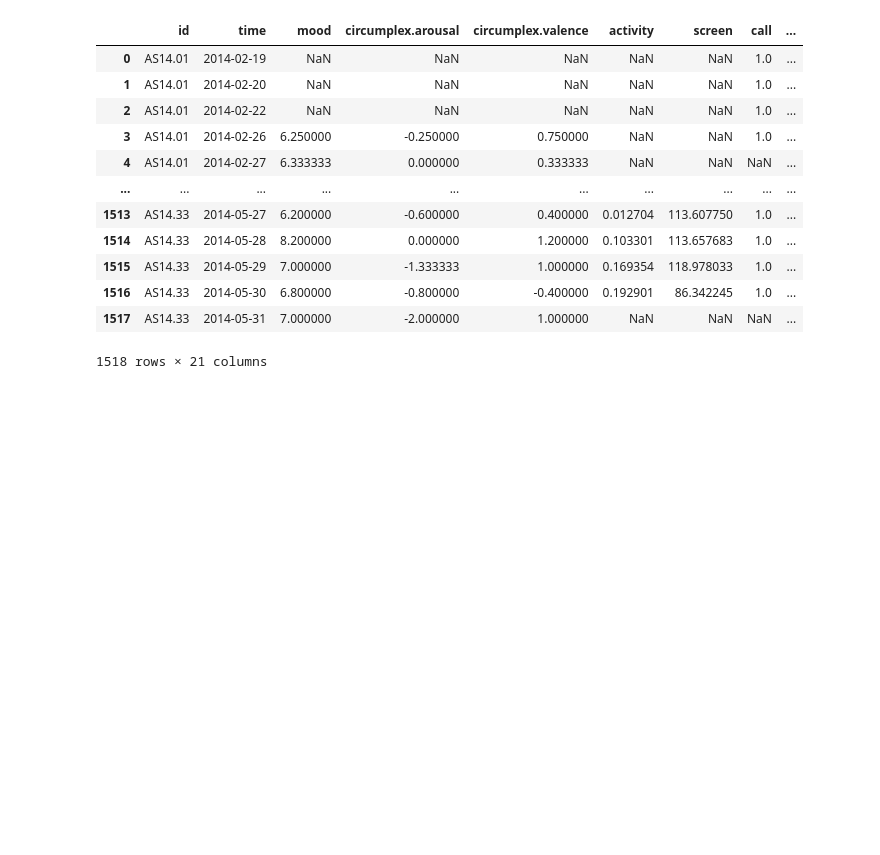
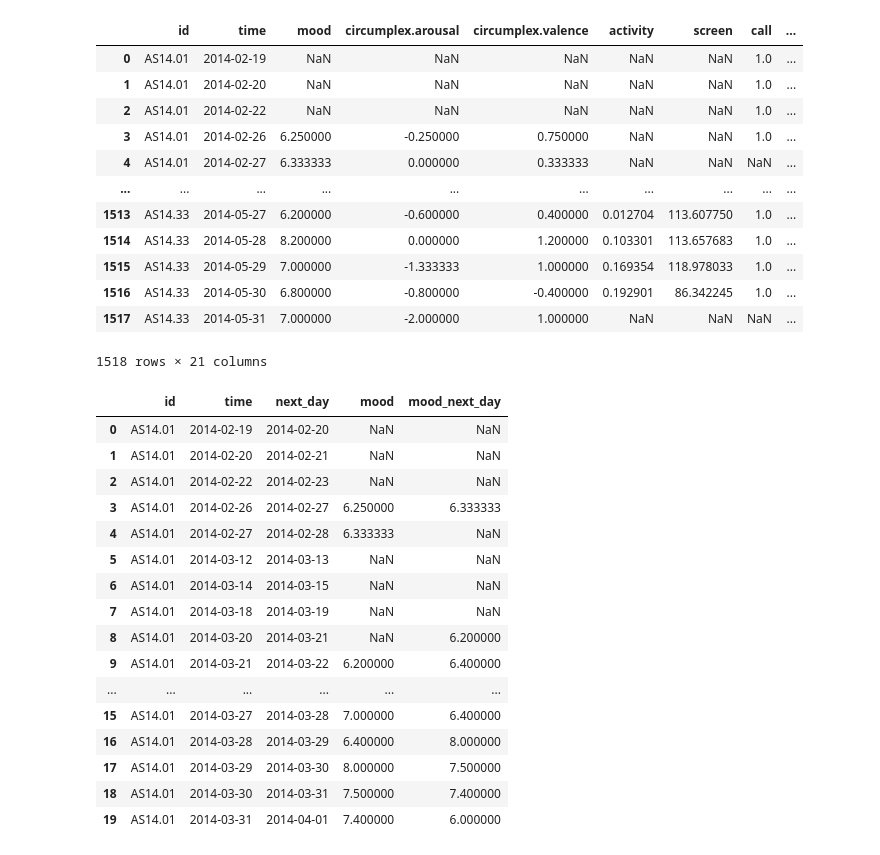
Before and after one commit to susymaijer/DMT, a Jupyter notebook: DM.ipynb, the cells around one changed output. Drawn from its saved outputs; the diff is of its cells as text; code cells hidden in the pictures; blank space fills up the shorter version.

```diff
--- a/DM.ipynb
+++ b/DM.ipynb
@@ -684,0 +675,20 @@ df_new
+# %%
+df_new[['id', 'time', 'next_day', 'mood', 'mood_next_day']].head(20)
+# %% [output]
+|  | id | time | next_day | mood | mood_next_day |
+| 0 | AS14.01 | 2014-02-19 | 2014-02-20 | NaN | NaN |
+| 1 | AS14.01 | 2014-02-20 | 2014-02-21 | NaN | NaN |
+| 2 | AS14.01 | 2014-02-22 | 2014-02-23 | NaN | NaN |
+| 3 | AS14.01 | 2014-02-26 | 2014-02-27 | 6.250000 | 6.333333 |
+| 4 | AS14.01 | 2014-02-27 | 2014-02-28 | 6.333333 | NaN |
+| 5 | AS14.01 | 2014-03-12 | 2014-03-13 | NaN | NaN |
+| 6 | AS14.01 | 2014-03-14 | 2014-03-15 | NaN | NaN |
+| 7 | AS14.01 | 2014-03-18 | 2014-03-19 | NaN | NaN |
+| 8 | AS14.01 | 2014-03-20 | 2014-03-21 | NaN | 6.200000 |
+| 9 | AS14.01 | 2014-03-21 | 2014-03-22 | 6.200000 | 6.400000 |
+| ... | ... | ... | ... | ... | ... |
+| 15 | AS14.01 | 2014-03-27 | 2014-03-28 | 7.000000 | 6.400000 |
+| 16 | AS14.01 | 2014-03-28 | 2014-03-29 | 6.400000 | 8.000000 |
+| 17 | AS14.01 | 2014-03-29 | 2014-03-30 | 8.000000 | 7.500000 |
+| 18 | AS14.01 | 2014-03-30 | 2014-03-31 | 7.500000 | 7.400000 |
+| 19 | AS14.01 | 2014-03-31 | 2014-04-01 | 7.400000 | 6.000000 |
```
Also changed, not shown: parts of 8 cells of this notebook, 1 other file.
